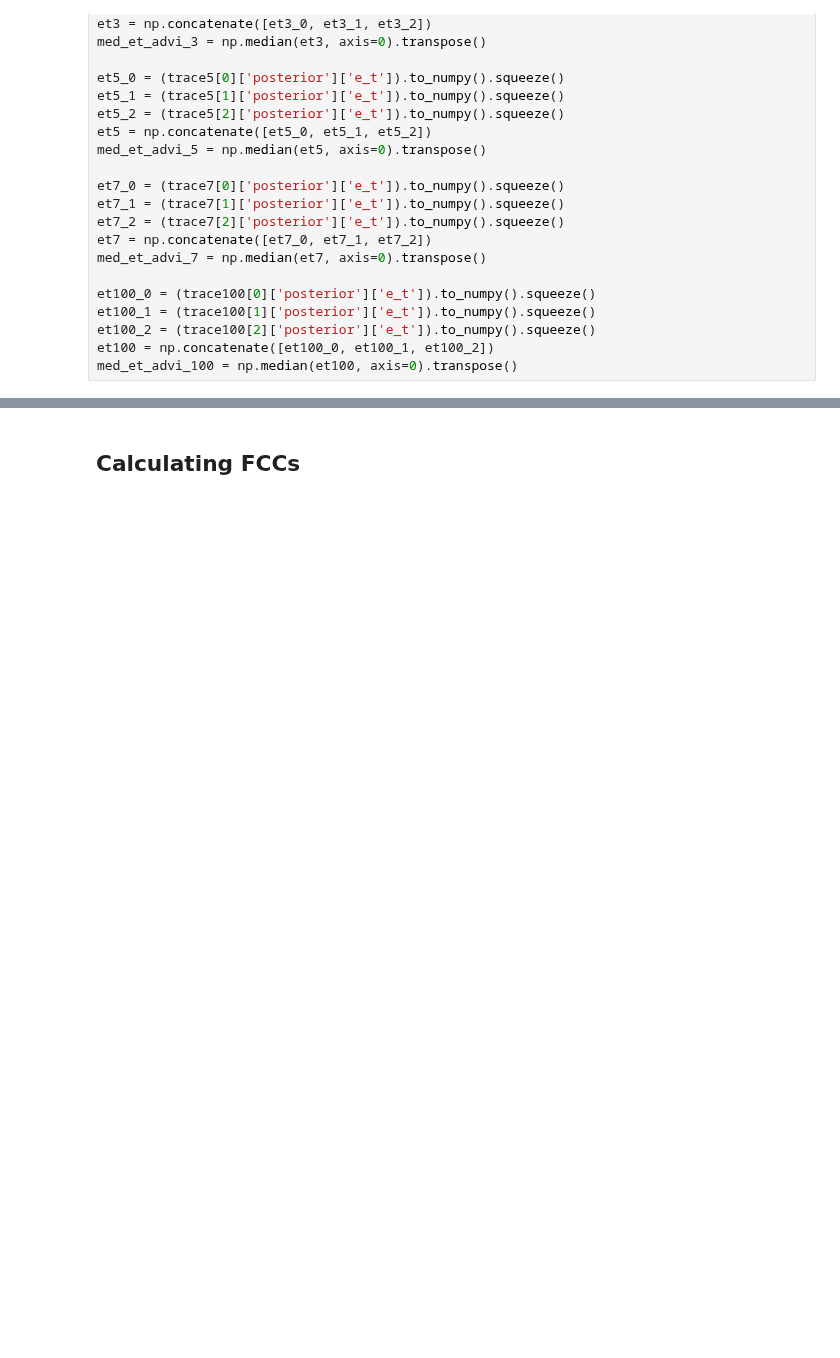
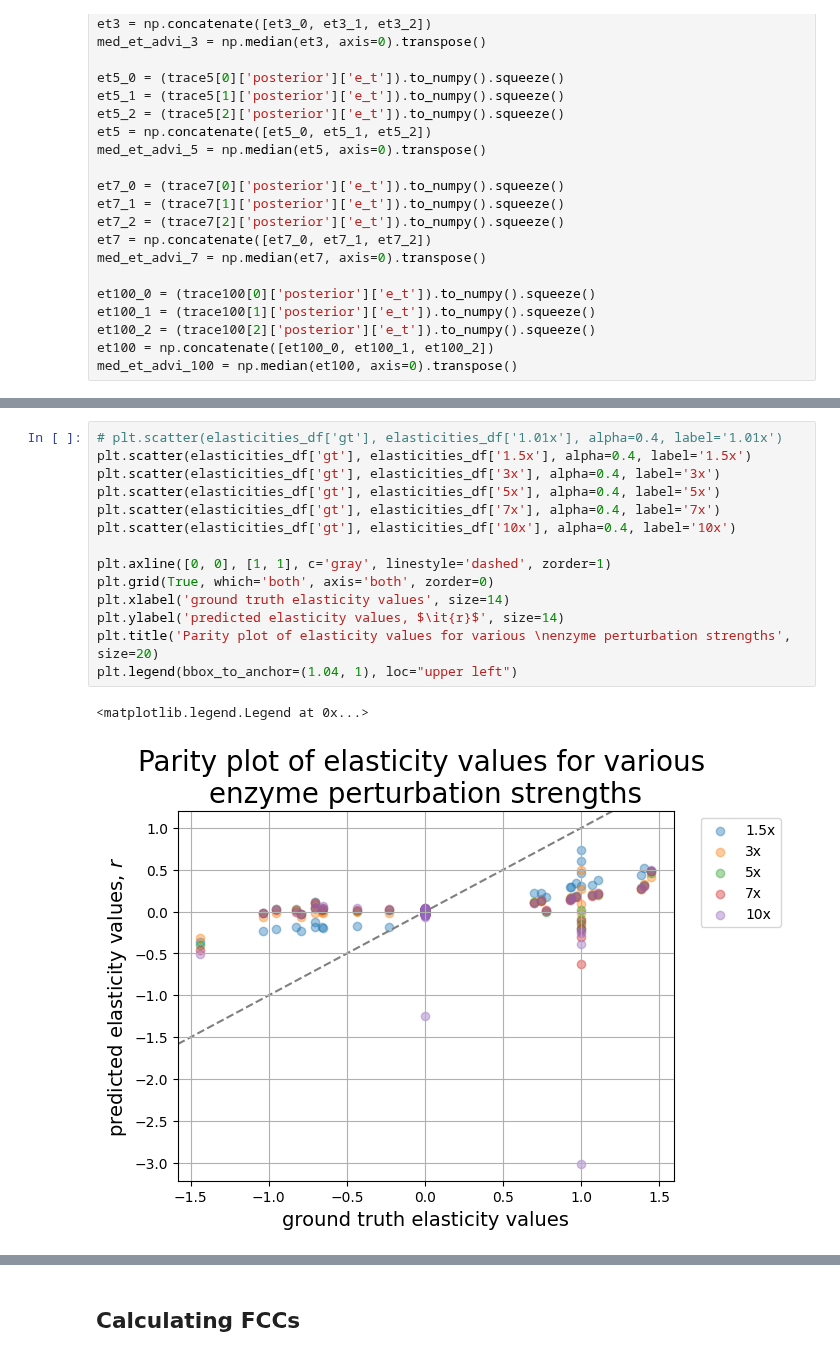
Before and after one commit to sys-bio/BMCA-pipeline, a Jupyter notebook: notebooks/topologyA/omitted_data/topologyA-omitEnzymes-noReg.ipynb, the cells around one changed output, grey strips where cells are left out. Cells and saved outputs as stored; diff of their text form; blank space fills up the shorter version.

```diff
--- a/notebooks/topologyA/omitted_data/topologyA-omitEnzymes-noReg.ipynb
+++ b/notebooks/topologyA/omitted_data/topologyA-omitEnzymes-noReg.ipynb
@@ -303,0 +373,17 @@ med_et_advi_100 = np.median(et100, axis=0).transpose()
+# %%
+# plt.scatter(elasticities_df['gt'], elasticities_df['1.01x'], alpha=0.4, label='1.01x')
+plt.scatter(elasticities_df['gt'], elasticities_df['1.5x'], alpha=0.4, label='1.5x')
+plt.scatter(elasticities_df['gt'], elasticities_df['3x'], alpha=0.4, label='3x')
+plt.scatter(elasticities_df['gt'], elasticities_df['5x'], alpha=0.4, label='5x')
+plt.scatter(elasticities_df['gt'], elasticities_df['7x'], alpha=0.4, label='7x')
+plt.scatter(elasticities_df['gt'], elasticities_df['10x'], alpha=0.4, label='10x')
+
+plt.axline([0, 0], [1, 1], c='gray', linestyle='dashed', zorder=1)
+plt.grid(True, which='both', axis='both', zorder=0)
+plt.xlabel('ground truth elasticity values', size=14)
+plt.ylabel('predicted elasticity values, $\it{r}$', size=14)
+plt.title('Parity plot of elasticity values for various \nenzyme perturbation strengths', size=20)
+plt.legend(bbox_to_anchor=(1.04, 1), loc="upper left")
+# %% [output]
+<matplotlib.legend.Legend at 0x...>
+[figure, added]
```
Also changed, not shown: parts of 20 cells of this notebook, 53 other files.
